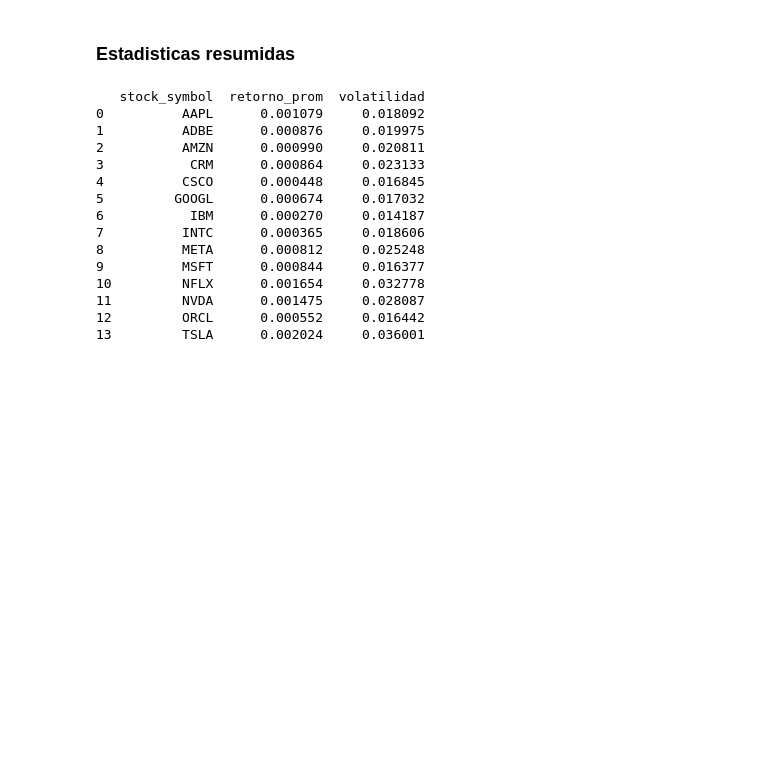
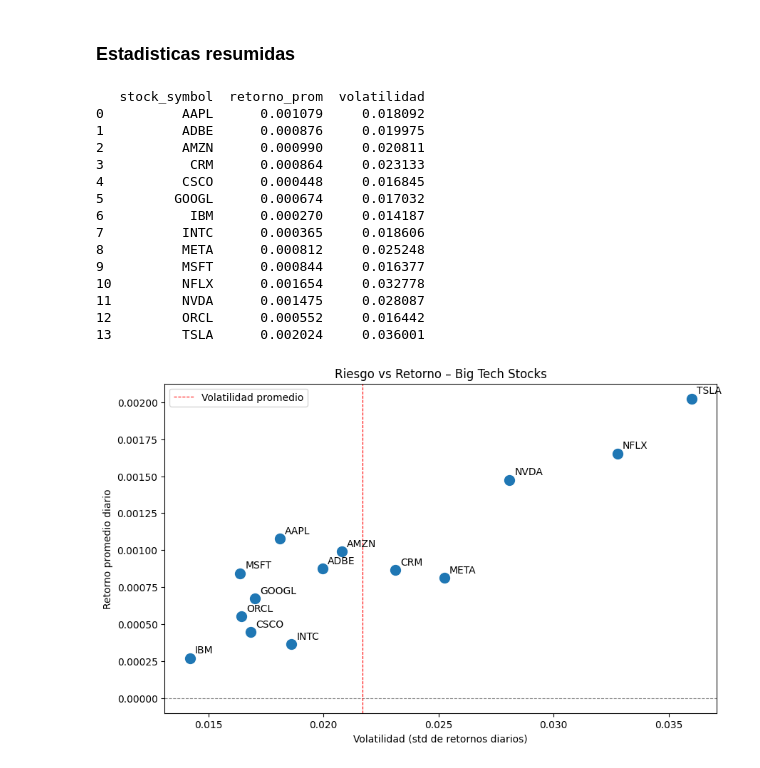
Before and after one commit to PosiTriOnix/BigTechStocks, a Jupyter notebook: Stocks.ipynb, the cells around one changed output. Drawn from its saved outputs; the diff is of its cells as text; code cells hidden in the pictures; blank space fills up the shorter version.

```diff
--- a/Stocks.ipynb
+++ b/Stocks.ipynb
@@ -285,3 +520,27 @@ print(resumen)
 11         NVDA      0.001475     0.028087
 12         ORCL      0.000552     0.016442
 13         TSLA      0.002024     0.036001
+# %%
+import matplotlib.pyplot as plt
+
+plt.figure(figsize=(10,6))
+
+# Gráfico de dispersión
+plt.scatter(resumen['volatilidad'], resumen['retorno_prom'], s=100)
+
+# Etiquetas de cada empresa
+for i, txt in enumerate(resumen['stock_symbol']):
+    plt.annotate(txt,
+                 (resumen['volatilidad'][i], resumen['retorno_prom'][i]),
+                 textcoords="offset points", xytext=(5,5), ha='left')
+
+plt.title('Riesgo vs Retorno – Big Tech Stocks')
+plt.xlabel('Volatilidad (std de retornos diarios)')
+plt.ylabel('Retorno promedio diario')
+plt.axhline(0, color='gray', linestyle='--', linewidth=0.8)  # línea base en retorno 0
+plt.axvline(resumen['volatilidad'].mean(), color='red', linestyle='--', linewidth=0.8, label='Volatilidad promedio')
+
+plt.legend()
+plt.show()
+# %% [output]
+[figure, added]
```
Also changed, not shown: parts of 15 cells of this notebook.
